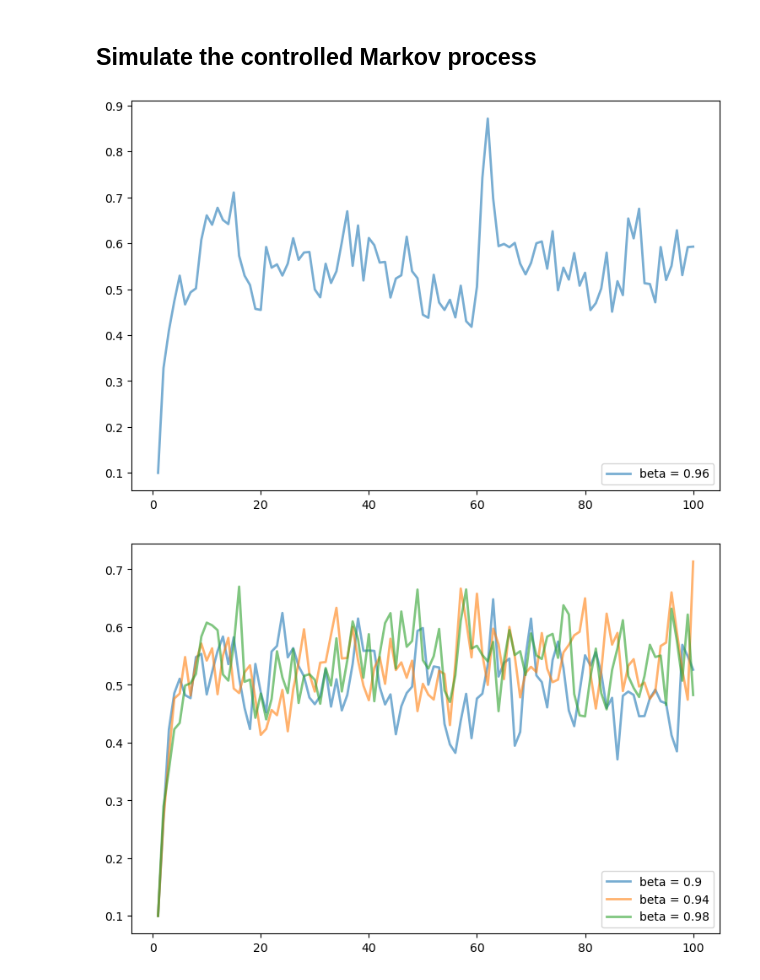
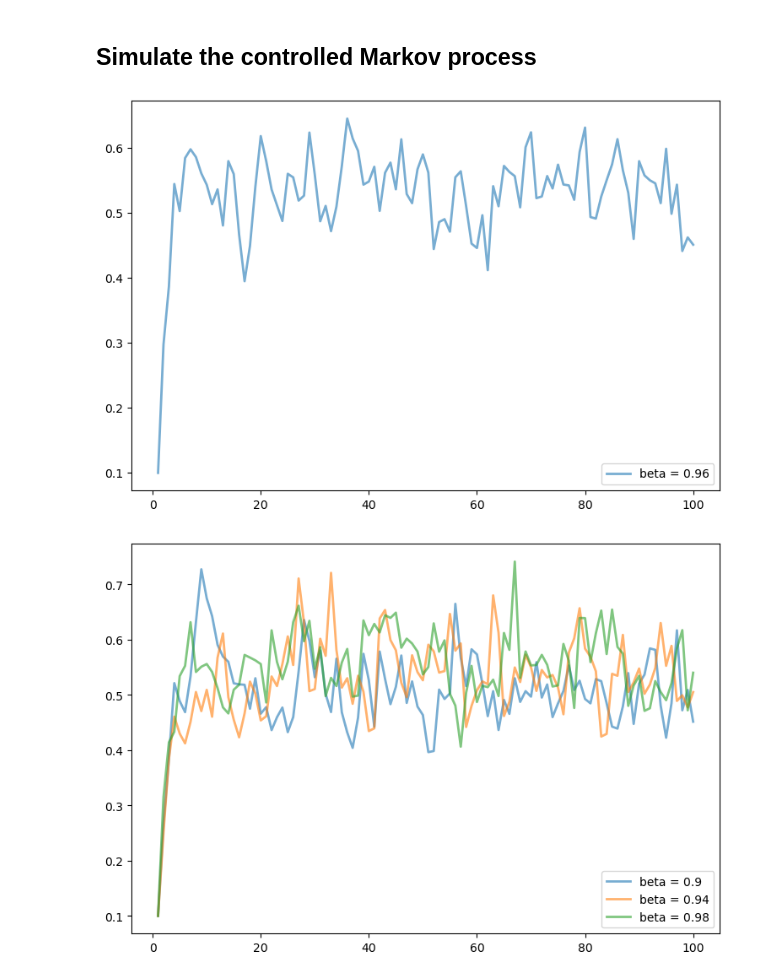
Before and after one commit to QuantEcon/ContinuousDPs.jl, a Jupyter notebook: examples/cdp_ex_optgrowth_jl.ipynb, the cells around one changed output. Drawn from its saved outputs; the diff is of its cells as text; code cells hidden in the pictures.

```diff
--- a/examples/cdp_ex_optgrowth_jl.ipynb
+++ b/examples/cdp_ex_optgrowth_jl.ipynb
@@ -14,0 +10,3 @@ sigma = 0.1;
+# %%
+seed = 0
+rng = MersenneTwister(seed);
@@ -18,11 +23,13 @@ g(s, x, e) = (s - x)^alpha * e;
 # %%
+mu = 0
+sigma = 0.1
 shock_size = 250
-shocks = exp.(mu .+ sigma * randn(shock_size))
+shocks = exp.(mu .+ sigma * randn(rng, shock_size))
 weights = fill(1/shock_size, shock_size);
 # %%
 grid_max = 4.
 n = 30
-s_min, s_max = 1e-5, grid_max
+s_max = grid_max
 basis = Basis(ChebParams(n, s_min, s_max))
 # %% [output]
 1 dimensional Basis on the hypercube formed by (1.0e-5,) × (4.0,).
@@ -259,29 +262,29 @@ plotshow()
 # %%
 s_init = 0.1
 ts_length = 100
-y = simulate(res, s_init, ts_length)
+y = simulate(rng, res, s_init, ts_length)
 
 fig, ax = subplots(figsize=(9, 6))
 ax.plot(1:ts_length, y, lw=2, alpha=0.6, label="beta = $(cdp.discount)" )
 ax.legend(loc="lower right")
 plotshow()
 # %% [output]
-[figure, old version]
+[figure, new version]
 # %%
 fig, ax = plt.subplots(figsize=(9, 6))
 
 for beta in (0.9, 0.94, 0.98)
-    cdp.discount = beta
+    cdp = ContinuousDP(cdp, discount=beta)
     res = solve(cdp, verbose=0)
     set_eval_nodes!(res, grid_y)
-    y = simulate(res, s_init, ts_length)
+    y = simulate(rng, res, s_init, ts_length)
     ax.plot(1:ts_length, y, lw=2, alpha=0.6, label="beta = $(cdp.discount)" )
 end
 
 ax.legend(loc="lower right")
 plotshow()
 # %% [output]
-[figure, old version]
+[figure, new version]
 # %%
 @code_warntype simulate!(MersenneTwister(0), Array{Float64}(undef, ts_length), res, s_init)
 # %% [output]
```
Also changed, not shown: parts of 18 cells of this notebook, 2 other files.
